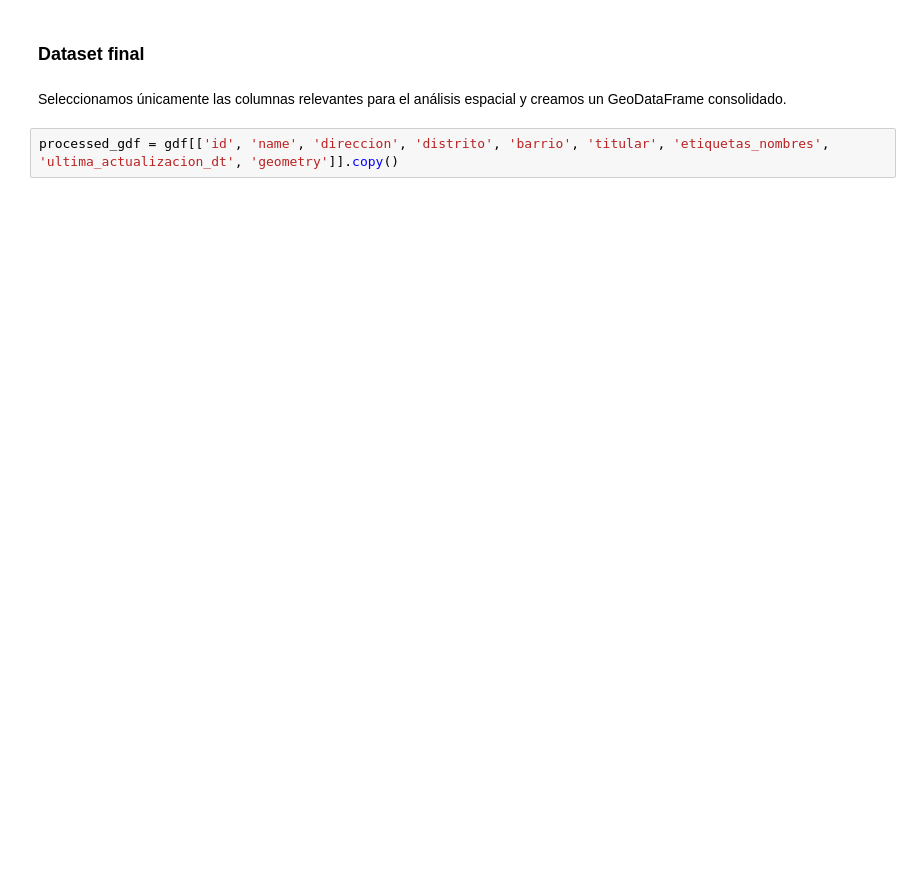
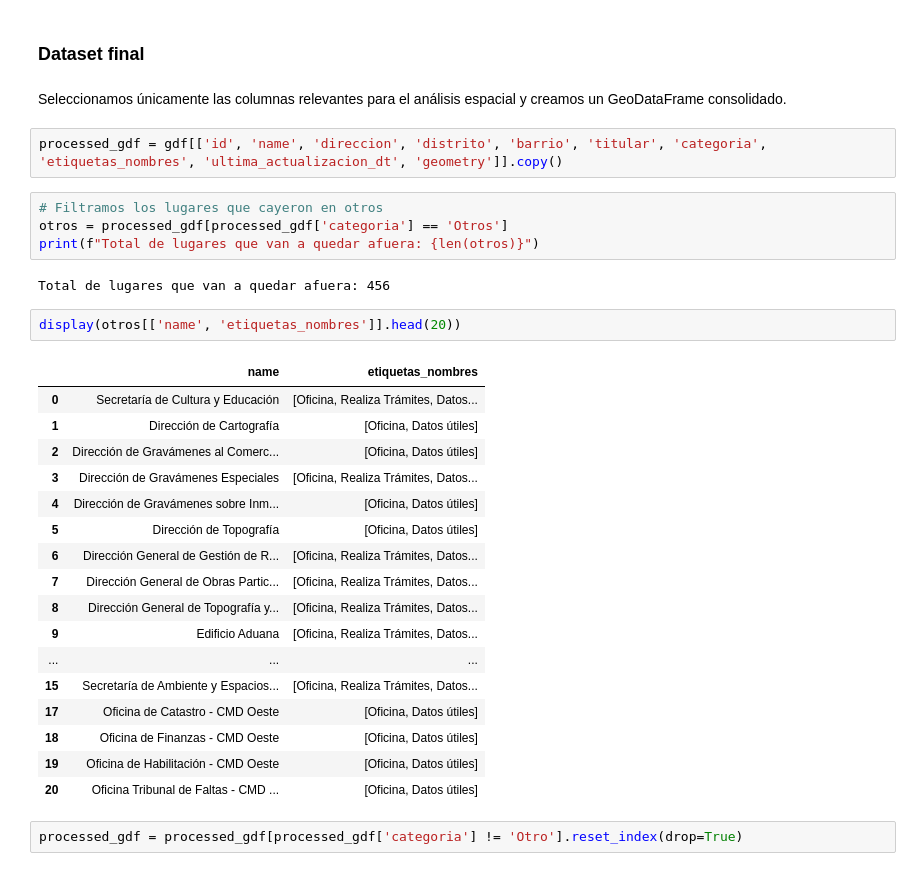
Before and after one commit to maximoalva/rosario-15-minute-city, a Jupyter notebook: notebooks/exploracion_datos.ipynb, the cells around one changed output. Saved outputs shown, nothing was run; the diff lists cells and outputs as text; blank space fills up the shorter version.

```diff
--- a/notebooks/exploracion_datos.ipynb
+++ b/notebooks/exploracion_datos.ipynb
@@ -342,4 +388,32 @@ memory usage: 230.1+ KB
 # %% [markdown]
 Seleccionamos únicamente las columnas relevantes para el análisis espacial y creamos un GeoDataFrame consolidado.
 # %%
-processed_gdf = gdf[['id', 'name', 'direccion', 'distrito', 'barrio', 'titular', 'etiquetas_nombres', 'ultima_actualizacion_dt', 'geometry']].copy()
+processed_gdf = gdf[['id', 'name', 'direccion', 'distrito', 'barrio', 'titular', 'categoria', 'etiquetas_nombres', 'ultima_actualizacion_dt', 'geometry']].copy()
+# %%
+# Filtramos los lugares que cayeron en otros
+otros = processed_gdf[processed_gdf['categoria'] == 'Otros']
+print(f"Total de lugares que van a quedar afuera: {len(otros)}")
+# %% [output]
+Total de lugares que van a quedar afuera: 456
+# %%
+display(otros[['name', 'etiquetas_nombres']].head(20))
+# %% [output]
+|  | name | etiquetas_nombres |
+| 0 | Secretaría de Cultura y Educación | [Oficina, Realiza Trámites, Datos... |
+| 1 | Dirección de Cartografía | [Oficina, Datos útiles] |
+| 2 | Dirección de Gravámenes al Comerc... | [Oficina, Datos útiles] |
+| 3 | Dirección de Gravámenes Especiales | [Oficina, Realiza Trámites, Datos... |
+| 4 | Dirección de Gravámenes sobre Inm... | [Oficina, Datos útiles] |
+| 5 | Dirección de Topografía | [Oficina, Datos útiles] |
+| 6 | Dirección General de Gestión de R... | [Oficina, Realiza Trámites, Datos... |
+| 7 | Dirección General de Obras Partic... | [Oficina, Realiza Trámites, Datos... |
+| 8 | Dirección General de Topografía y... | [Oficina, Realiza Trámites, Datos... |
+| 9 | Edificio Aduana | [Oficina, Realiza Trámites, Datos... |
+| ... | ... | ... |
+| 15 | Secretaría de Ambiente y Espacios... | [Oficina, Realiza Trámites, Datos... |
+| 17 | Oficina de Catastro - CMD Oeste | [Oficina, Datos útiles] |
+| 18 | Oficina de Finanzas - CMD Oeste | [Oficina, Datos útiles] |
+| 19 | Oficina de Habilitación - CMD Oeste | [Oficina, Datos útiles] |
+| 20 | Oficina Tribunal de Faltas - CMD ... | [Oficina, Datos útiles] |
+# %%
+processed_gdf = processed_gdf[processed_gdf['categoria'] != 'Otro'].reset_index(drop=True)
```
Also changed, not shown: parts of 11 cells of this notebook.
